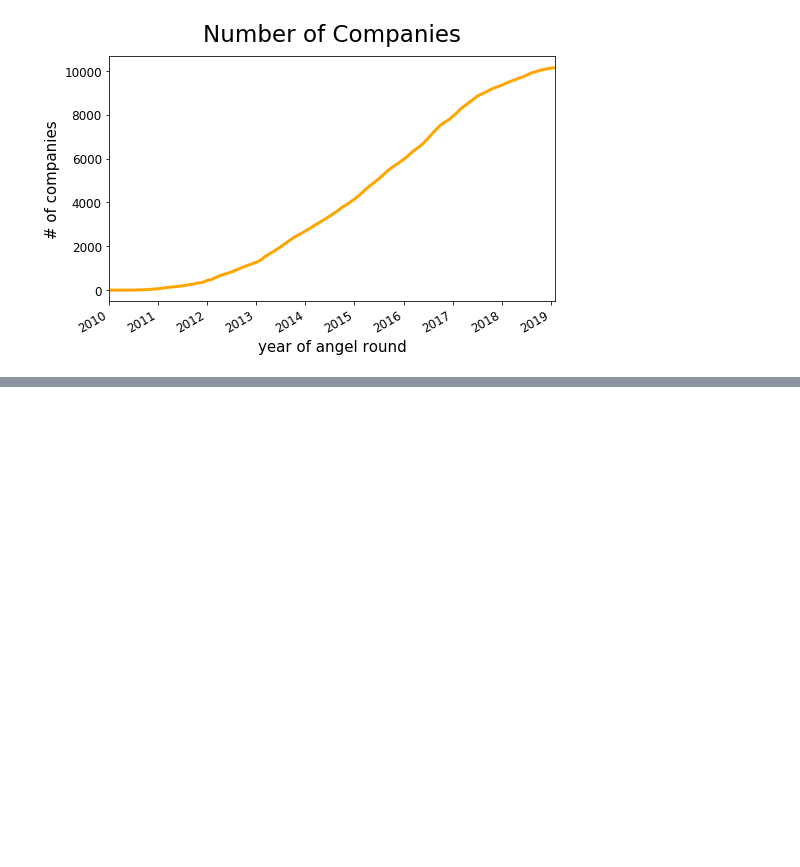
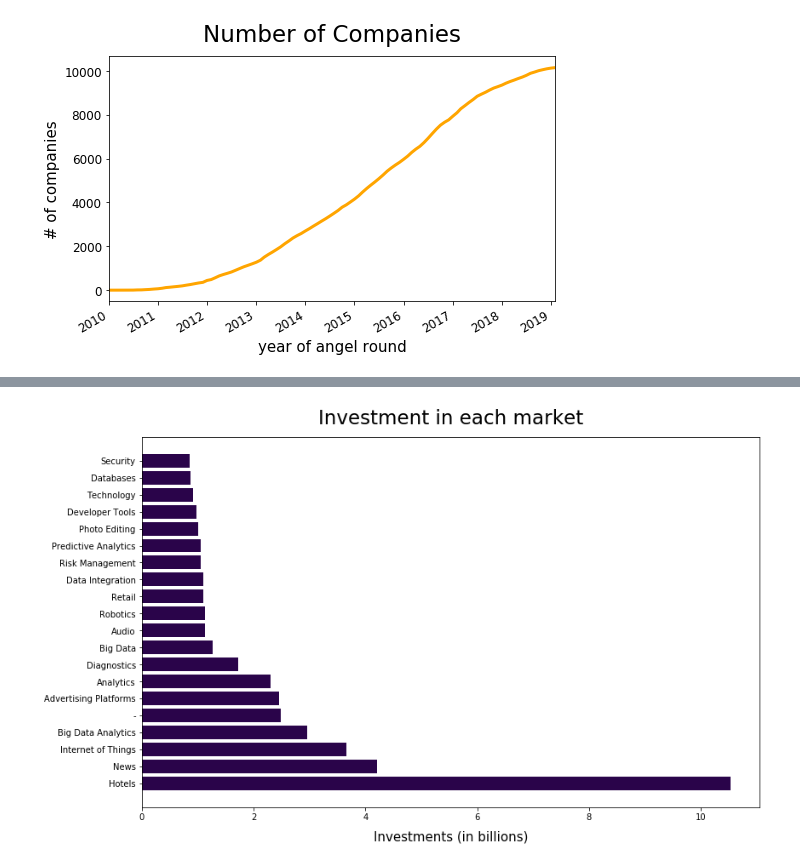
Before and after one commit to kailingding/AI-startups-analysis, a Jupyter notebook: src/analysis.ipynb, the cells around one changed output, grey strips where cells are left out. Saved outputs shown, nothing was run; the diff lists cells and outputs as text; code cells hidden in the pictures; blank space fills up the shorter version.

```diff
--- a/src/analysis.ipynb
+++ b/src/analysis.ipynb
@@ -83,0 +94,12 @@ market = df.groupby('market').count().name.sort_values(ascending=False)[:30]
+# %%
+# what market inverstors invest in the most
+market_raised = df.groupby('market').sum().raised.nlargest(20)
+markets = market_raised.index.values
+fig = plt.figure(figsize=[13,8])
+plt.barh(markets, market_raised, color='#2A044A')
+plt.title('Investment in each market', fontsize =  23, pad = 15)
+plt.xlabel('Investments (in billions)', fontsize = 15, labelpad = 10)
+plt.savefig('pic5.png')
+plt.show()
+# %% [output]
+[figure, added]
```
Also changed, not shown: parts of 5 cells of this notebook, 4 other files.
